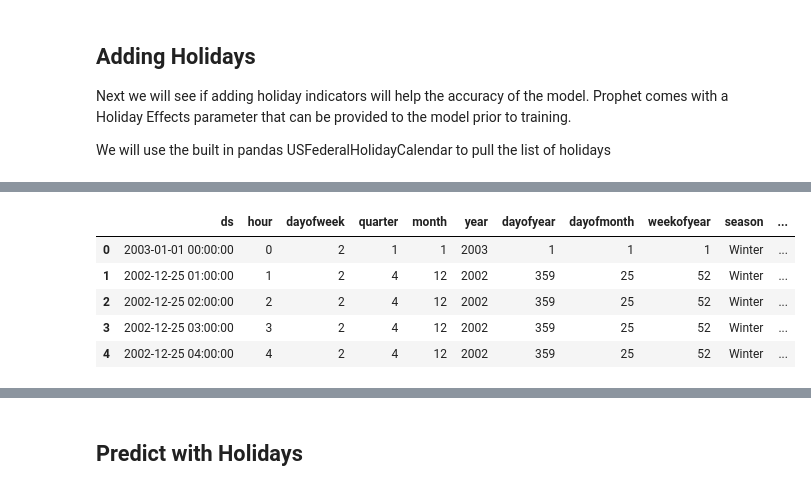
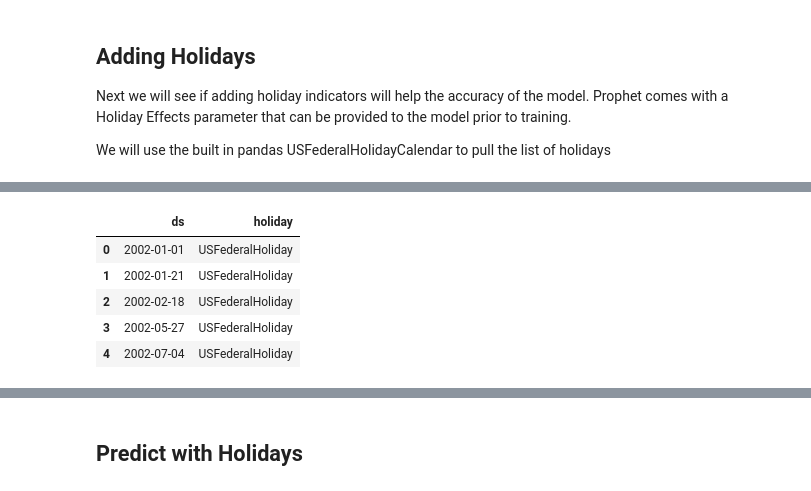
Before and after one commit to Julian-Ivanov/Energy-Consumption-TSA, a Jupyter notebook: Time Series Forecasting with ARIMA, Prophet and LSTM (Final Version).ipynb, the cells around one changed output, grey strips where cells are left out. Cells and saved outputs as stored; diff of their text form; code cells hidden in the pictures.

```diff
--- a/Time Series Forecasting with ARIMA, Prophet and LSTM (Final Version).ipynb
+++ b/Time Series Forecasting with ARIMA, Prophet and LSTM (Final Version).ipynb
@@ -596,11 +597,11 @@ train_holidays = cal.holidays(start=train.index.min(), end=train.index.max())
 test_holidays = cal.holidays(start=test.index.min(), end=test.index.max())
 # %%
 # Create a new DataFrame with 'date' and 'is_holiday' columns
-df['date'] = df.index.date
-df['is_holiday'] = df.date.isin([d.date() for d in cal.holidays()])
+univariate_df['date'] = univariate_df.index.date
+univariate_df['is_holiday'] = univariate_df.date.isin([d.date() for d in cal.holidays()])
 
 # Filter the DataFrame to include only the rows with holidays
-holiday_df = df.loc[df['is_holiday']].reset_index().rename(columns={'Datetime':'ds'})
+holiday_df = univariate_df.loc[univariate_df['is_holiday']].reset_index().rename(columns={'Datetime':'ds'})
 
 # Add a new column 'holiday' and set its value to 'USFederalHoliday' for all rows in holiday_df
 holiday_df['holiday'] = 'USFederalHoliday'
@@ -622,9 +625,9 @@ holiday_df.head()
-|  | ds | hour | dayofweek | quarter | month | year | dayofyear | dayofmonth | weekofyear | season | ... |
-| 0 | 2003-01-01 00:00:00 | 0 | 2 | 1 | 1 | 2003 | 1 | 1 | 1 | Winter | ... |
-| 1 | 2002-12-25 01:00:00 | 1 | 2 | 4 | 12 | 2002 | 359 | 25 | 52 | Winter | ... |
-| 2 | 2002-12-25 02:00:00 | 2 | 2 | 4 | 12 | 2002 | 359 | 25 | 52 | Winter | ... |
-| 3 | 2002-12-25 03:00:00 | 3 | 2 | 4 | 12 | 2002 | 359 | 25 | 52 | Winter | ... |
-| 4 | 2002-12-25 04:00:00 | 4 | 2 | 4 | 12 | 2002 | 359 | 25 | 52 | Winter | ... |
+|  | ds | holiday |
+| 0 | 2002-01-01 | USFederalHoliday |
+| 1 | 2002-01-21 | USFederalHoliday |
+| 2 | 2002-02-18 | USFederalHoliday |
+| 3 | 2002-05-27 | USFederalHoliday |
+| 4 | 2002-07-04 | USFederalHoliday |
 # %%
 holiday_df['ds'] = pd.to_datetime(holiday_df['ds'])
 # %%
```
Also changed, not shown: parts of 8 cells of this notebook.
